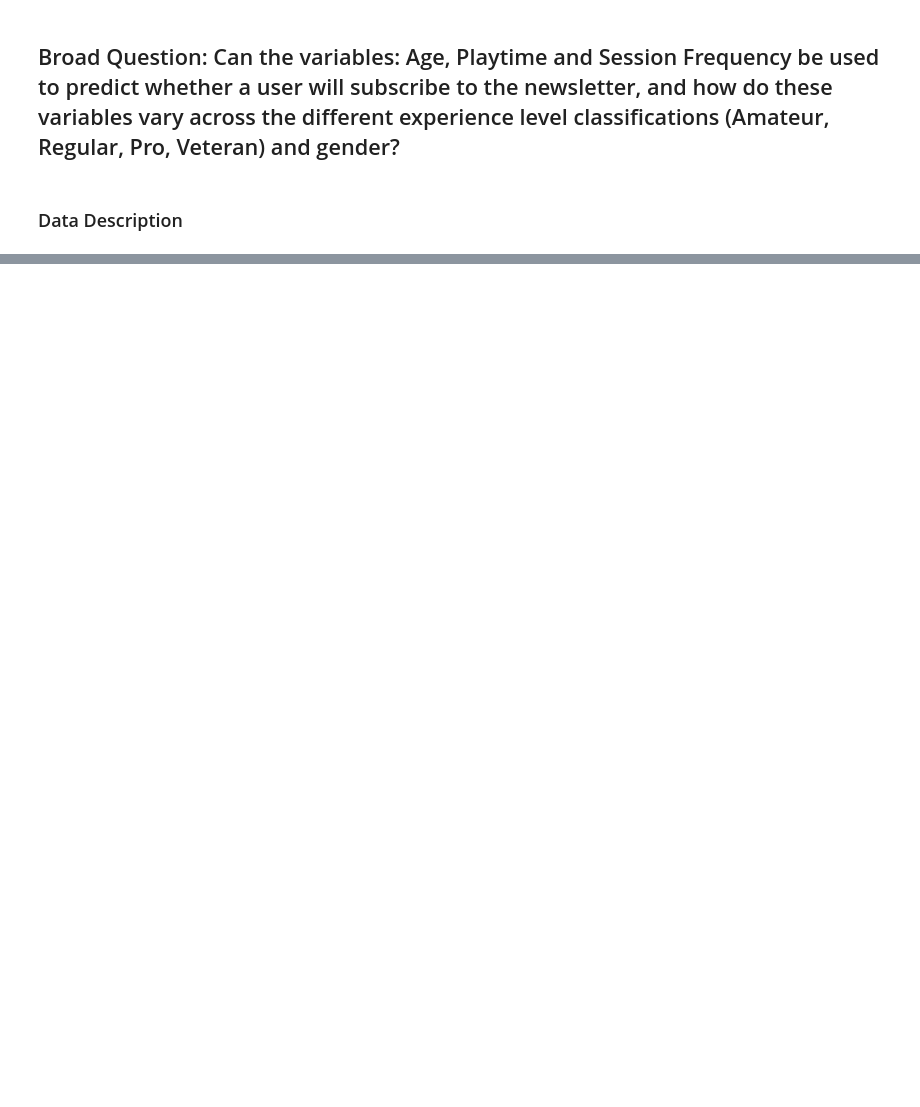
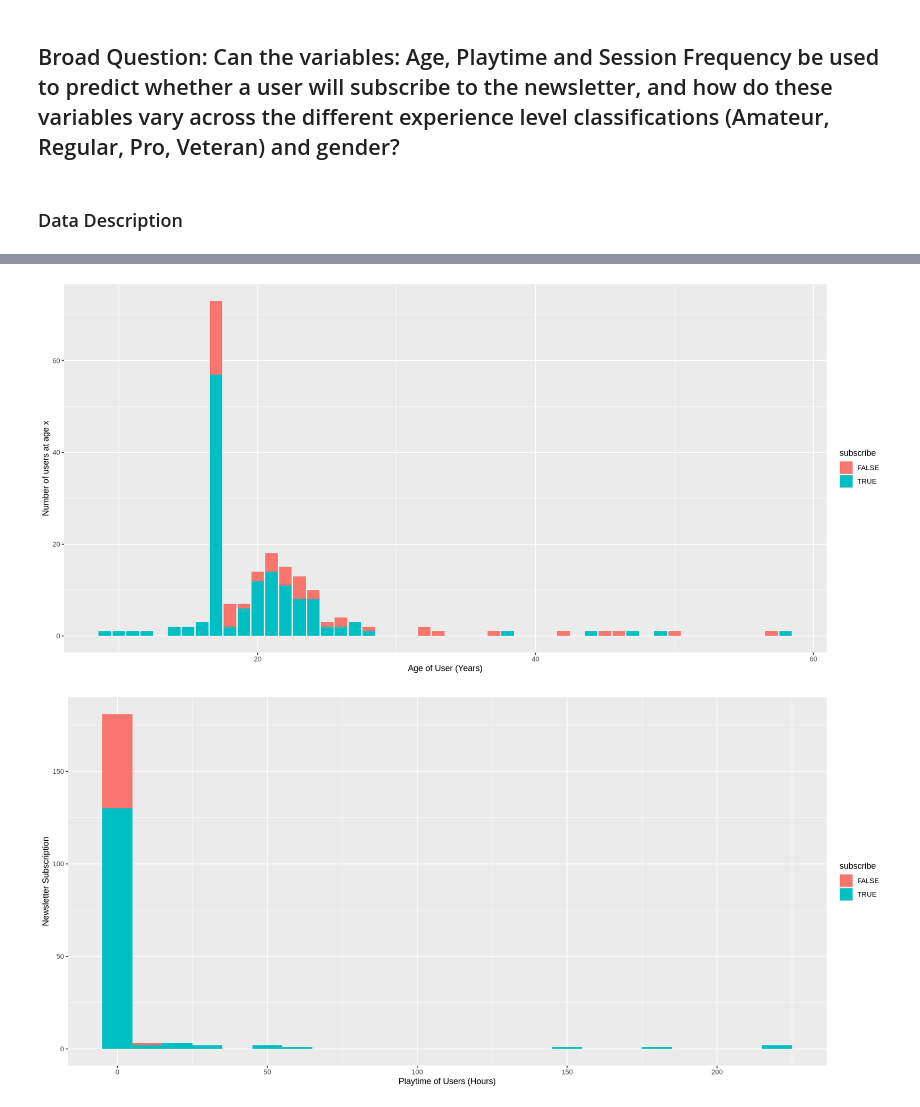
Before and after one commit to raywu255/Project-Planning-Stage-Individual-, a Jupyter notebook: Individual Project Planning Stage.ipynb, the cells around one changed output, grey strips where cells are left out. Drawn from its saved outputs; the diff is of its cells as text; code cells hidden in the pictures; blank space fills up the shorter version.

```diff
--- a/Individual Project Planning Stage.ipynb
+++ b/Individual Project Planning Stage.ipynb
@@ -140,3 +117,18 @@ From the basic statistical summaries, we can see:
 
 Potential issues with the dataset:
 As the majority of users are male and other genders are underrepresented, it may make it difficult using gender as a predictor, due to uneven distributions, as there isnt enough data for agender users for example.
+# %%
+options(repr.plot.width = 15)
+age_plot <- player_data |>
+    ggplot(aes(x=Age, fill = subscribe)) +
+    geom_bar() +
+    labs(x="Age of User (Years)", y="Number of users at age x", color = "Subcription Status")
+
+playtime_plot <- player_data |>
+    ggplot(aes(x=played_hours, fill = subscribe)) +
+    geom_histogram(binwidth=10) +
+    labs(x="Playtime of Users (Hours)", y="Newsletter Subscription")
+
+age_plot
+playtime_plot
+# %% [output]
@@ -142,0 +137,2 @@ As the majority of users are male and other genders are underrepresented, it may
+[figure, added]
+[figure, added]
```
Also changed, not shown: parts of 5 cells of this notebook, 1 other file.
